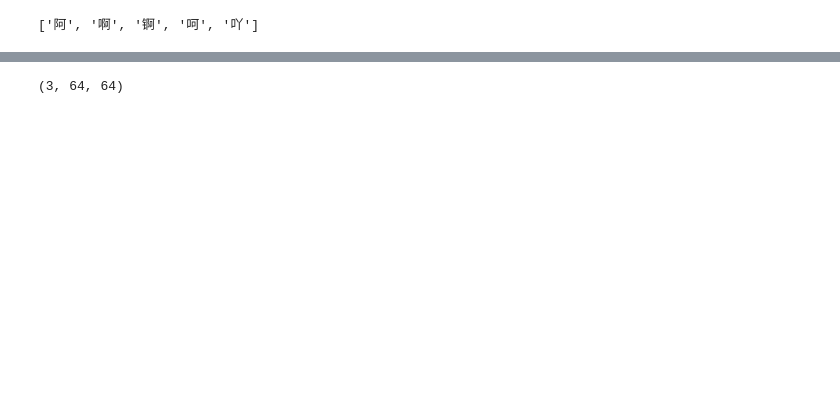
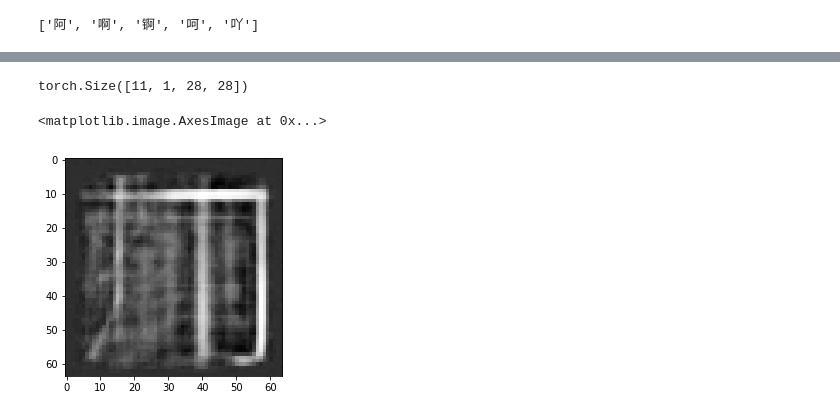
Before and after one commit to ShalaXD/chinese-char-autoencoder, a Jupyter notebook: draw_words.ipynb, the cells around one changed output, grey strips where cells are left out. Cells and saved outputs as stored; diff of their text form; code cells hidden in the pictures; blank space fills up the shorter version.

```diff
--- a/draw_words.ipynb
+++ b/draw_words.ipynb
@@ -41,0 +65,22 @@ for i in range(0,3):
+# %%
+
+if not os.path.exists('./mlp_img'):
+    os.mkdir('./mlp_img')
+
+char_dim = 64
+
+def to_img(x):
+    x = 0.5 * (x + 1)
+    x = x.clamp(0, 1)
+    x = x.view(x.size(0), 1, char_dim, char_dim)
+    return x
+
+
+num_epochs = 100
+batch_size = 128
+learning_rate = 1e-3
+
+# img_transform = transforms.Compose([
+#     transforms.ToTensor(),
+#     transforms.Normalize((0.5, 0.5, 0.5), (0.5, 0.5, 0.5))
+# ])
@@ -42,4 +258,9 @@ for i in range(0,3):
 # %%
-print(train_x.shape)
+print(img.shape)
 # %% [output]
-(3, 64, 64)
+torch.Size([11, 1, 28, 28])
+# %%
+imshow(np.asarray(output[10].cpu().view(char_dim, char_dim).detach().numpy()), cmap='gray')
+# %% [output]
+<matplotlib.image.AxesImage at 0x...>
+[figure, added]
```
Also changed, not shown: parts of 23 cells of this notebook, 1 other file.
